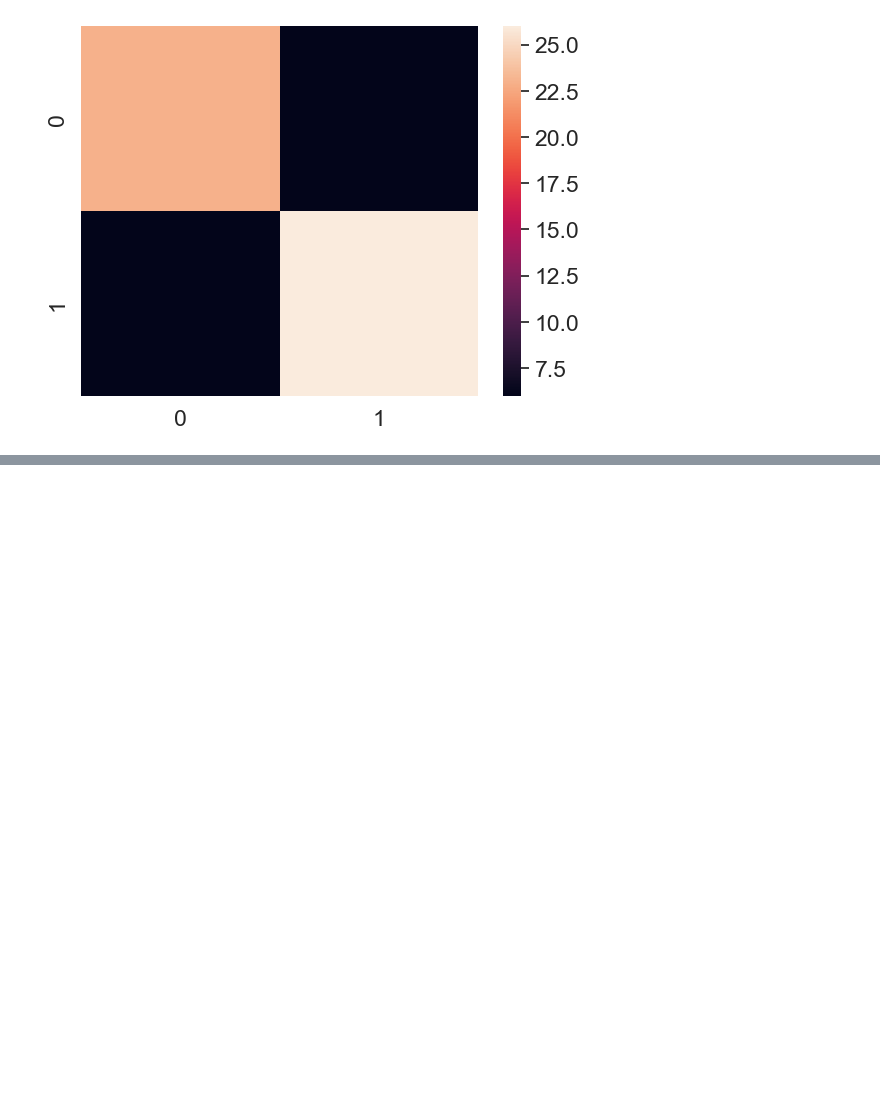
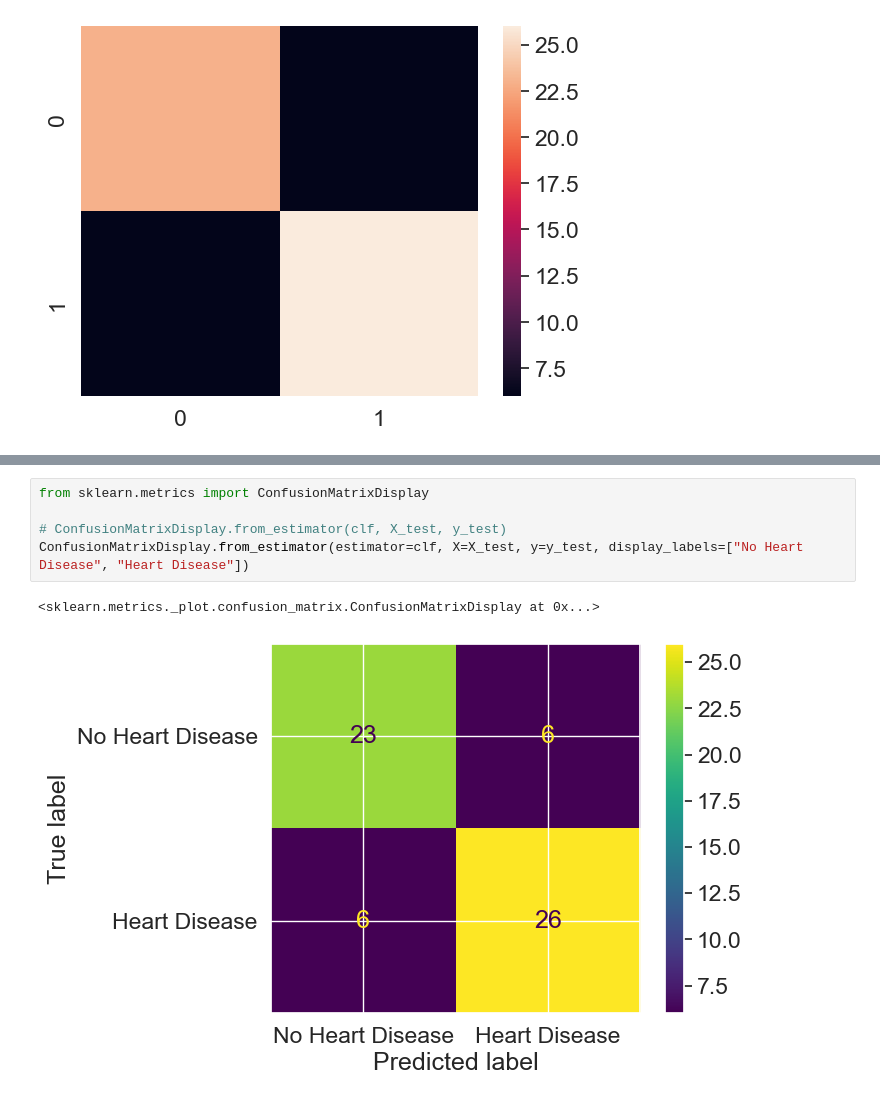
Before and after one commit to pcsmomo/data-science-ml-andrei, a Jupyter notebook: 09-scikit-learn/04-2-1-eval-classification.ipynb, the cells around one changed output, grey strips where cells are left out. Drawn from its saved outputs; the diff is of its cells as text; blank space fills up the shorter version.

Commit message:
131. NEW: Evaluating A Classification Model 5 (Confusion Matrix)

```diff
--- a/09-scikit-learn/04-2-1-eval-classification.ipynb
+++ b/09-scikit-learn/04-2-1-eval-classification.ipynb
@@ -223,0 +231,8 @@ sns.heatmap(conf_mat);
+# %%
+from sklearn.metrics import ConfusionMatrixDisplay
+
+# ConfusionMatrixDisplay.from_estimator(clf, X_test, y_test)
+ConfusionMatrixDisplay.from_estimator(estimator=clf, X=X_test, y=y_test, display_labels=["No Heart Disease", "Heart Disease"])
+# %% [output]
+<sklearn.metrics._plot.confusion_matrix.ConfusionMatrixDisplay at 0x...>
+[figure, added]
```
Also changed, not shown: parts of 4 cells of this notebook.
